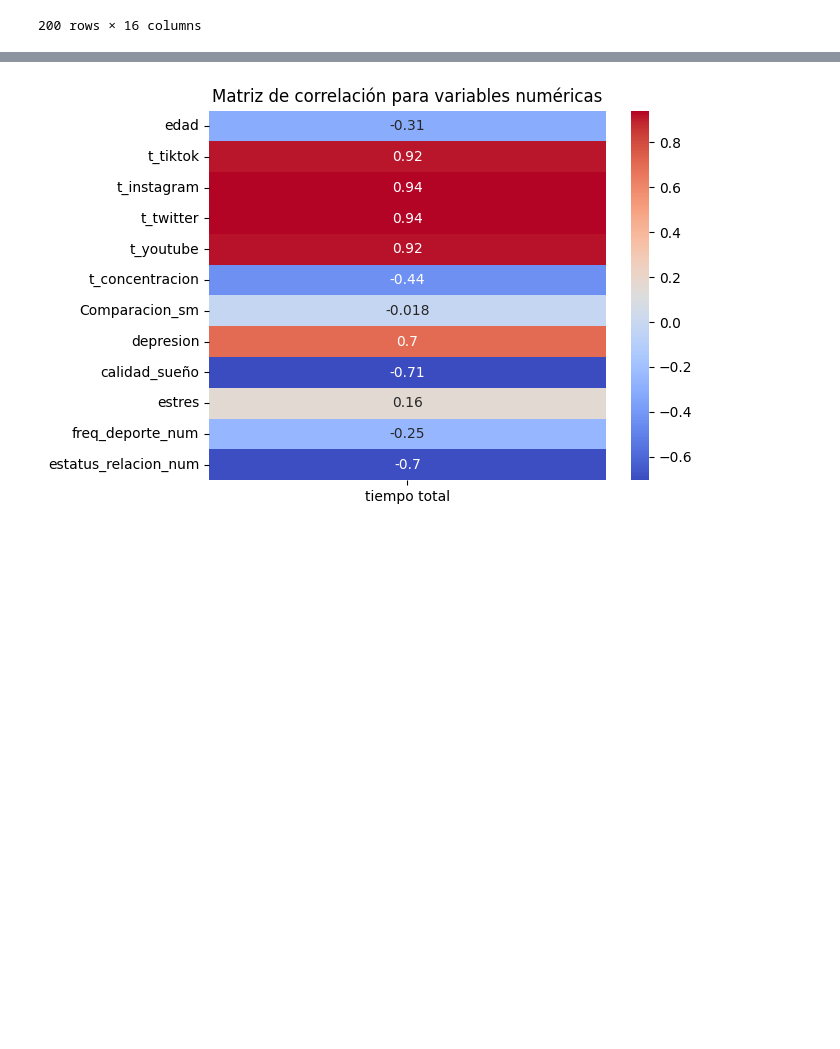
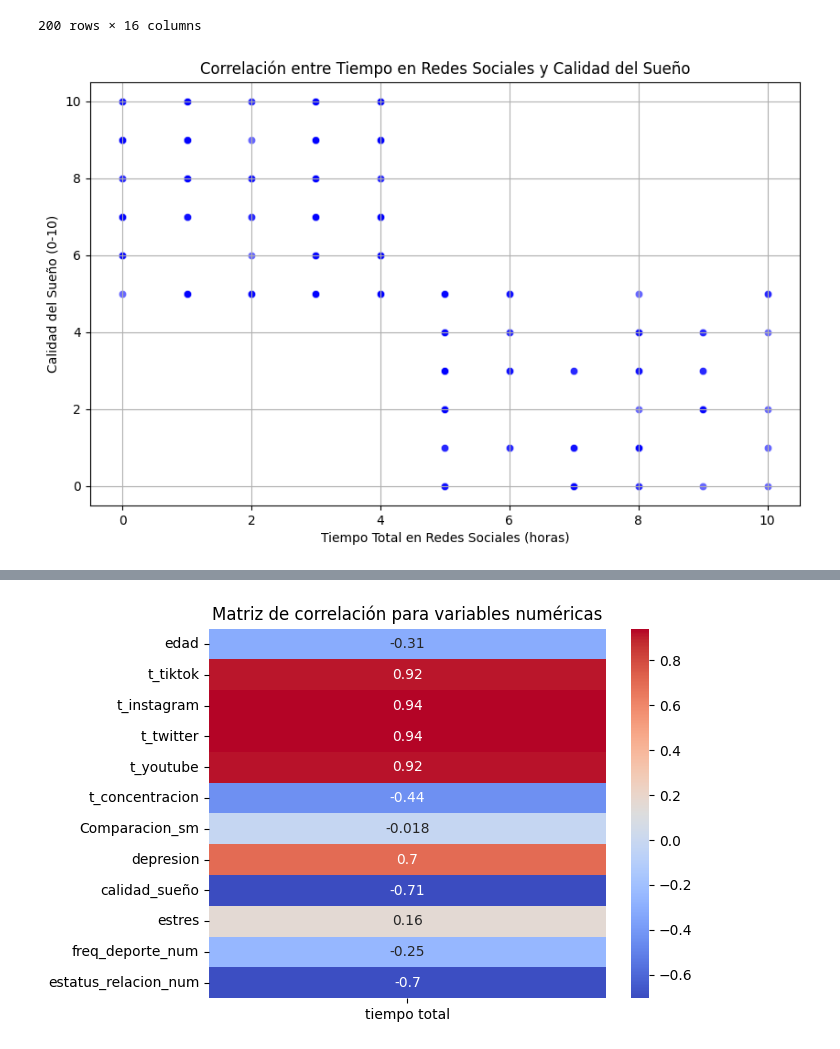
Before and after one commit to fabiaangzc/RedesSocialesySaludMental, a Jupyter notebook: Análisis descriptivo.ipynb, the cells around one changed output, grey strips where cells are left out. Cells and saved outputs as stored; diff of their text form; code cells hidden in the pictures; blank space fills up the shorter version.

```diff
--- a/Análisis descriptivo.ipynb
+++ b/Análisis descriptivo.ipynb
@@ -334,14 +336,16 @@ df
 | 199 | 18 | Hombre | En pareja | 1 | 1 | 1 | 1 | 4 | ... |
 200 rows × 16 columns
 # %%
-total_social_media_time = data['Tiempo total en horas']
-sleep_quality = data['Calidad del sueño (0-10)']
+total_social_media_time = df['tiempo total']
+sleep_quality = df['calidad_sueño']
 
 plt.figure(figsize=(10, 6))
 plt.scatter(total_social_media_time, sleep_quality, alpha=0.6, c='blue', edgecolors='w', linewidths=0.5)
 plt.xlabel('Tiempo Total en Redes Sociales (horas)')
 plt.ylabel('Calidad del Sueño (0-10)')
 plt.title('Correlación entre Tiempo en Redes Sociales y Calidad del Sueño')
 plt.grid(True)
 plt.show()
+# %% [output]
+[figure, added]
 # %%
```
Also changed, not shown: parts of 5 cells of this notebook.
